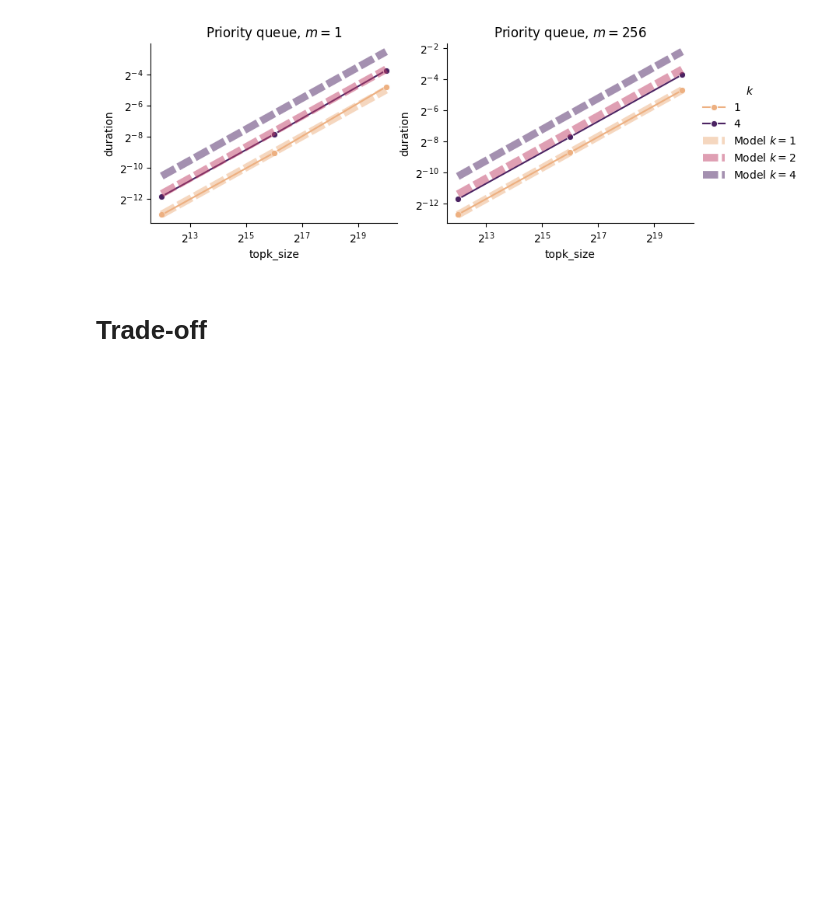
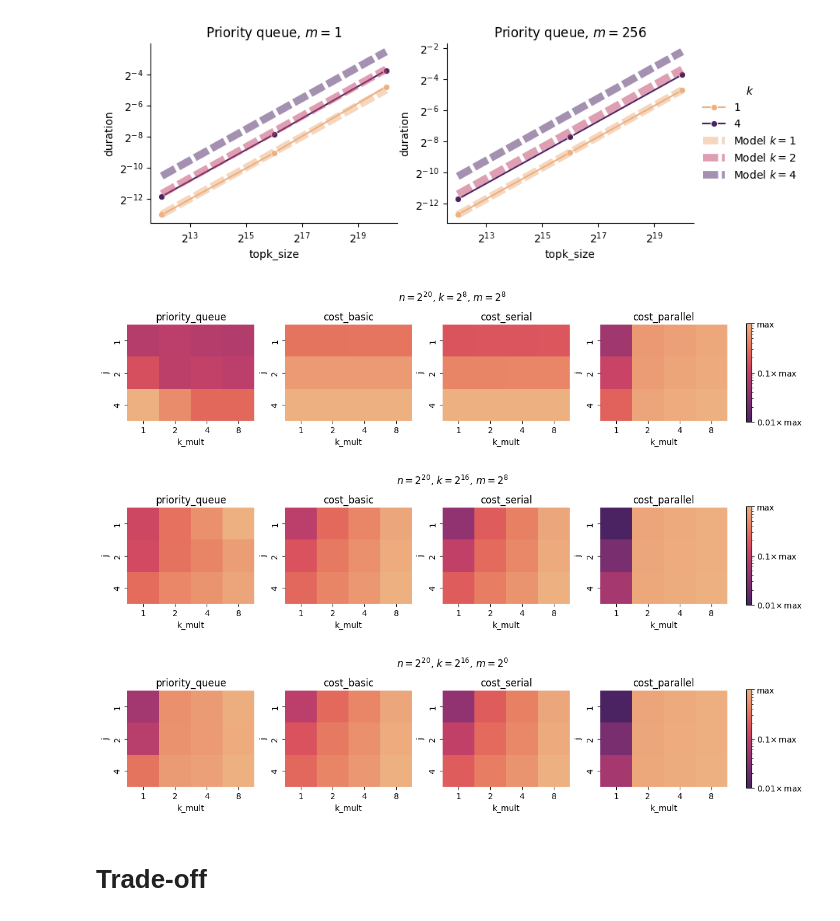
Before and after one commit to graphcore-research/pytorch-approx-topk, a Jupyter notebook: notebooks/20240911-compare-models.ipynb, the cells around one changed output. Cells and saved outputs as stored; diff of their text form; code cells hidden in the pictures; blank space fills up the shorter version.

```diff
--- a/notebooks/20240911-compare-models.ipynb
+++ b/notebooks/20240911-compare-models.ipynb
@@ -103,6 +103,28 @@ for batch_size, ax in zip([1, 256], axs):
     ax.set_title(f"Priority queue, $m={batch_size}$")
 # %% [output]
 [figure]
+# %%
+cost_models = ["cost_basic", "cost_serial", "cost_parallel"]
+for topk_size, k, batch_size in [(1048576, 256, 256), (1048576, 65536, 256), (1048576, 65536, 1)]:
+    d = df[(df.topk_size == topk_size) & (df.k == k) & (df.method == "custom") & (df.batch_size == batch_size) & (df.k_mult <= 8)]
+    fig, axs = plt.subplots(ncols=1+len(cost_models), figsize=((1+len(cost_models))*3, 2.5), layout="constrained")
+    sns.heatmap(d.pivot(index="j", columns="k_mult", values="duration"),
+                norm=matplotlib.colors.LogNorm(d.duration.max()/100, d.duration.max()),
+                cmap="flare_r", ax=axs[0], cbar=False, square=True)
+    axs[0].set_title("priority_queue")
+    for cost, ax in zip(cost_models, axs[1:]):
+        sns.heatmap(d.pivot(index="j", columns="k_mult", values=cost),
+                    norm=matplotlib.colors.LogNorm(d[cost].max()/100, d[cost].max()),
+                    cmap="flare_r", ax=ax, cbar=False, square=True)
+        ax.set_title(cost)
+    cbar = plt.colorbar(matplotlib.cm.ScalarMappable(norm=matplotlib.colors.LogNorm(1/100, 1), cmap="flare_r"), ax=axs[-1], shrink=0.85, pad=0.15)
+    cbar.set_ticks([1/100, 1/10, 1])
+    cbar.set_ticklabels(["max" if x == 1 else f"${x}\\!\\times \\mathrm{{max}}$" for x in cbar.get_ticks()])
+    fig.suptitle(f"$n=2^{{{np.log2(topk_size):.0f}}}$, $k=2^{{{np.log2(k):.0f}}}$, $m=2^{{{np.log2(batch_size):.0f}}}$", y=1.1);
+# %% [output]
+[figure, added]
+[figure, added]
+[figure, added]
 # %% [markdown]
 # Trade-off
 # %%
```
Also changed, not shown: 2 other files.
